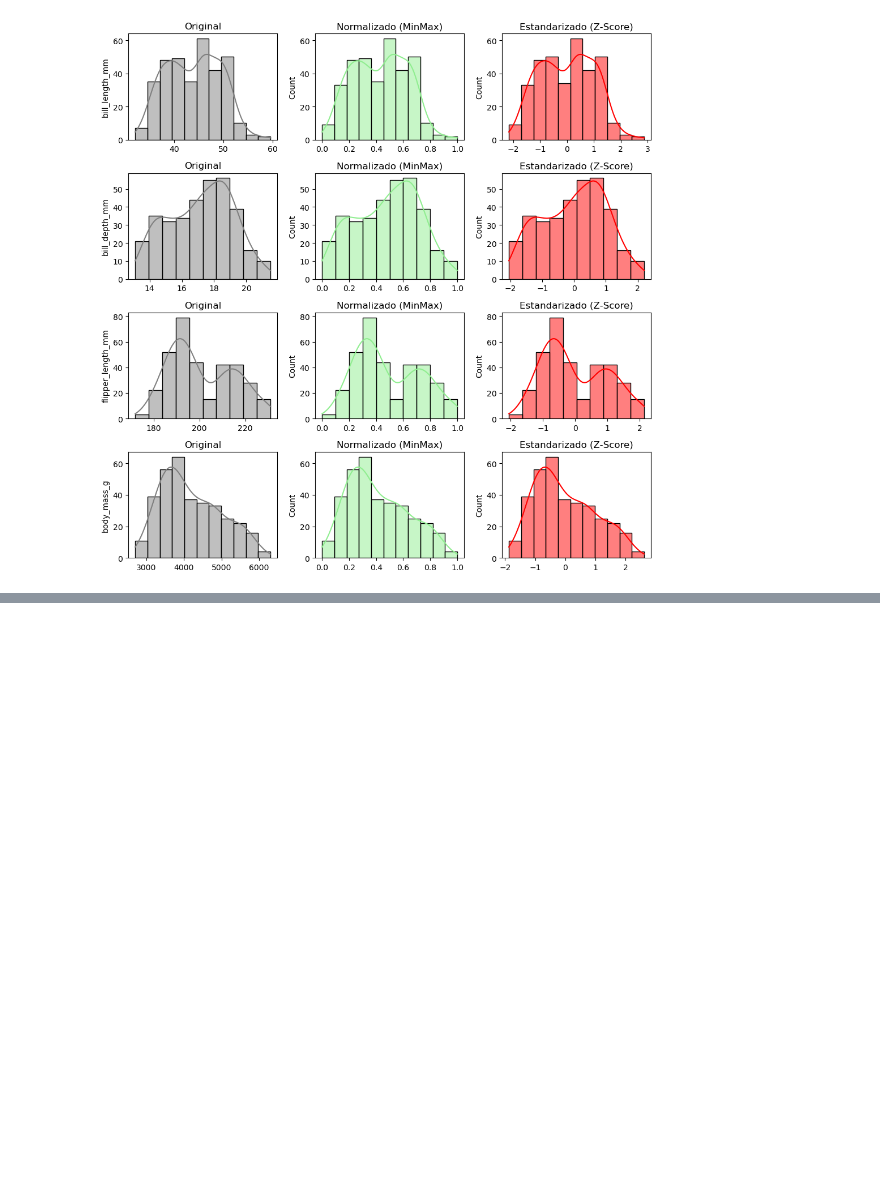
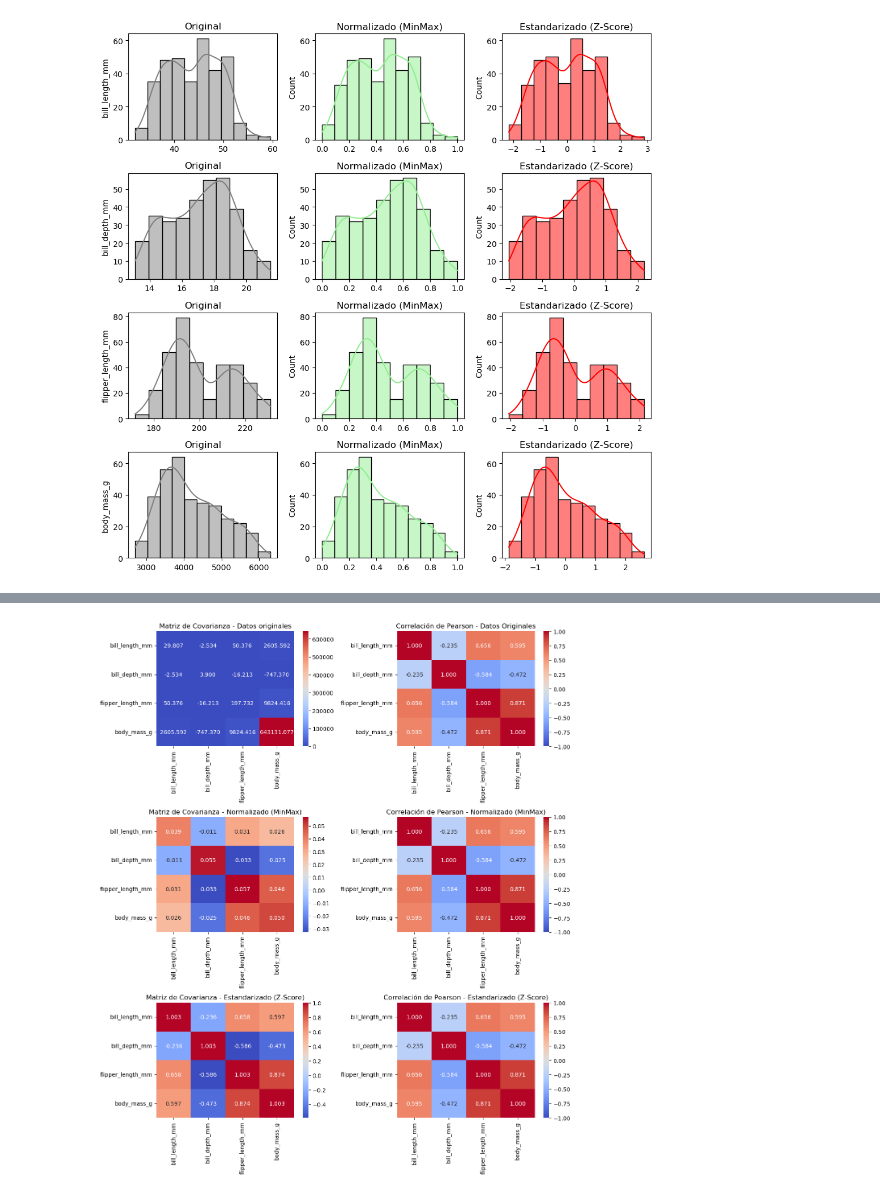
Before and after one commit to FIUBA-Posgrado-Inteligencia-Artificial/CEIA_Analisis_de_datos, a Jupyter notebook: notebooks/clase_05_normalizacion_estandarizacion.ipynb, the cells around one changed output, grey strips where cells are left out. Saved outputs shown, nothing was run; the diff lists cells and outputs as text; code cells hidden in the pictures; blank space fills up the shorter version.

Commit message:
Estadisticas. Covarianza y correlacion de datos escalados.

```diff
--- a/notebooks/clase_05_normalizacion_estandarizacion.ipynb
+++ b/notebooks/clase_05_normalizacion_estandarizacion.ipynb
@@ -145,0 +172,83 @@ plt.show()
+# %%
+# calculamos las matrices de covarianza y de correlación (Pearson)
+cov_original = df_subset.cov()
+cov_normalized = df_normalized.cov()
+cov_standardized = df_standardized.cov()
+
+corr_original = df_subset.corr(method='pearson')
+corr_normalized = df_normalized.corr(method='pearson')
+corr_standardized = df_standardized.corr(method='pearson')
+# %%
+fig, axes = plt.subplots(3, 2, figsize=(12, 14))
+titles = ["Original", "Normalizado (MinMax)", "Estandarizado (Z-Score)"]
+
+# Covarianza original
+sns.heatmap(
+    cov_original,
+    annot=True,
+    cmap="coolwarm",
+    fmt=".3f",
+    ax=axes[0, 0]
+)
+axes[0, 0].set_title("Matriz de Covarianza - Datos originales")
+
+# Correlación original
+sns.heatmap(
+    corr_original,
+    annot=True,
+    cmap="coolwarm",
+    vmin=-1,
+    vmax=1,
+    fmt=".3f",
+    ax=axes[0, 1]
+)
+axes[0, 1].set_title("Correlación de Pearson - Datos Originales")
+
+# Covarianza datos normalizados
+sns.heatmap(
+    cov_normalized,
+    annot=True,
+    cmap="coolwarm",
+    fmt=".3f",
+    ax=axes[1, 0]
+)
+axes[1, 0].set_title("Matriz de Covarianza - Normalizado (MinMax)")
+
+# Correlación datos normalizados
+sns.heatmap(
+    corr_normalized,
+    annot=True,
+    cmap="coolwarm",
+    vmin=-1,
+    vmax=1,
+    fmt=".3f",
+    ax=axes[1, 1]
+)
+axes[1, 1].set_title("Correlación de Pearson - Normalizado (MinMax)")
+
+# Covarianza datos estandarizados
+sns.heatmap(
+    cov_standardized,
+    annot=True,
+    cmap="coolwarm",
+    fmt=".3f",
+    ax=axes[2, 0]
+)
+axes[2, 0].set_title("Matriz de Covarianza - Estandarizado (Z-Score)")
+
+# Correlación datos estandarizados
+sns.heatmap(
+    corr_standardized,
+    annot=True,
+    cmap="coolwarm",
+    vmin=-1,
+    vmax=1,
+    fmt=".3f",
+    ax=axes[2, 1]
+)
+axes[2, 1].set_title("Correlación de Pearson - Estandarizado (Z-Score)")
+
+plt.tight_layout()
+plt.show()
+# %% [output]
+[figure, added]
```
Also changed, not shown: parts of 5 cells of this notebook.
